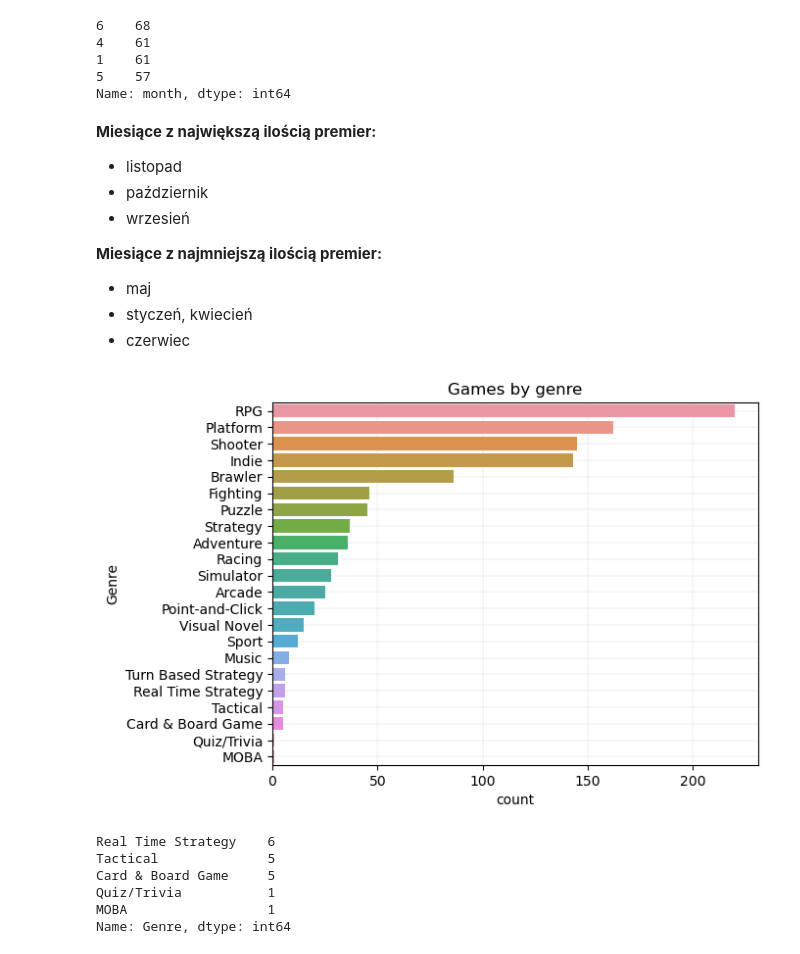
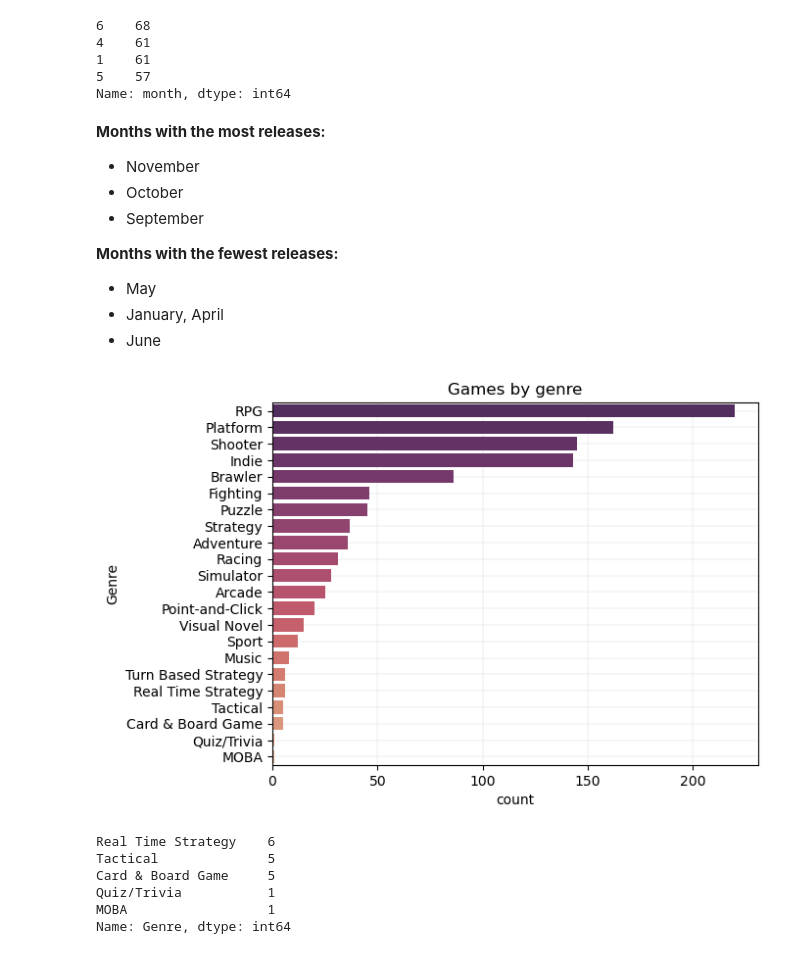
Before and after one commit to AdrianNakonieczny/games-eda, a Jupyter notebook: games.ipynb, the cells around one changed output. Saved outputs shown, nothing was run; the diff lists cells and outputs as text; code cells hidden in the pictures.

```diff
--- a/games.ipynb
+++ b/games.ipynb
@@ -288,23 +295,23 @@ games["month"].value_counts().tail(4)
 5    57
 Name: month, dtype: int64
 # %% [markdown]
-**Miesiące z największą ilością premier:**
-- listopad
-- październik
-- wrzesień
+**Months with the most releases:**
+- November
+- October
+- September
 
-**Miesiące z najmniejszą ilością premier:**
-- maj
-- styczeń, kwiecień
-- czerwiec
+**Months with the fewest releases:**
+- May
+- January, April
+- June
 # %%
-ax = sns.countplot(y = "Genre", data = games, order = games["Genre"].value_counts().index)
+ax = sns.countplot(y = "Genre", data = games, order = games["Genre"].value_counts().index, palette = 'flare_r')
 ax.set_axisbelow(True)
 plt.grid(linewidth = 0.3, alpha = 0.5)
 plt.title("Games by genre")
 plt.show()
 # %% [output]
-[figure, old version]
+[figure, new version]
 # %%
 games["Genre"].value_counts().tail(5)
 # %% [output]
```
Also changed, not shown: parts of 34 cells of this notebook.
